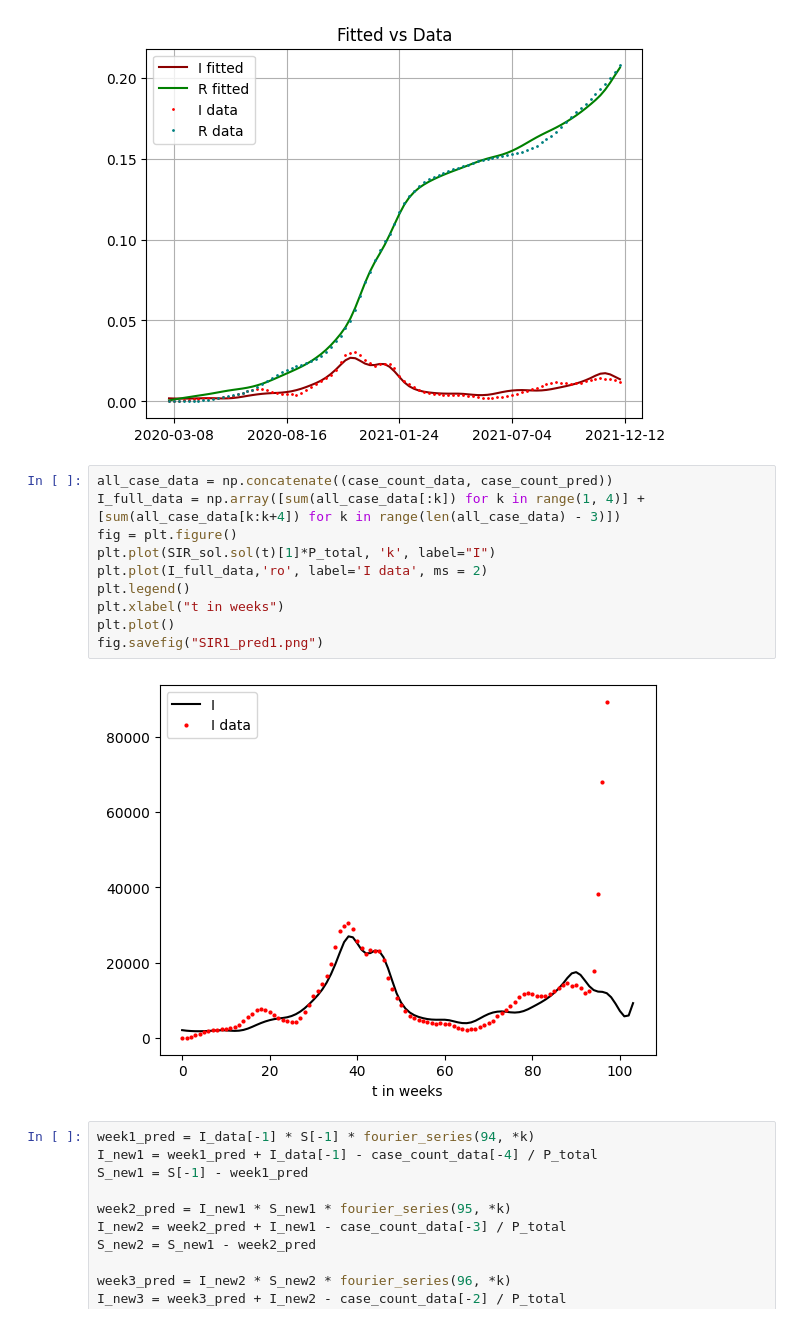
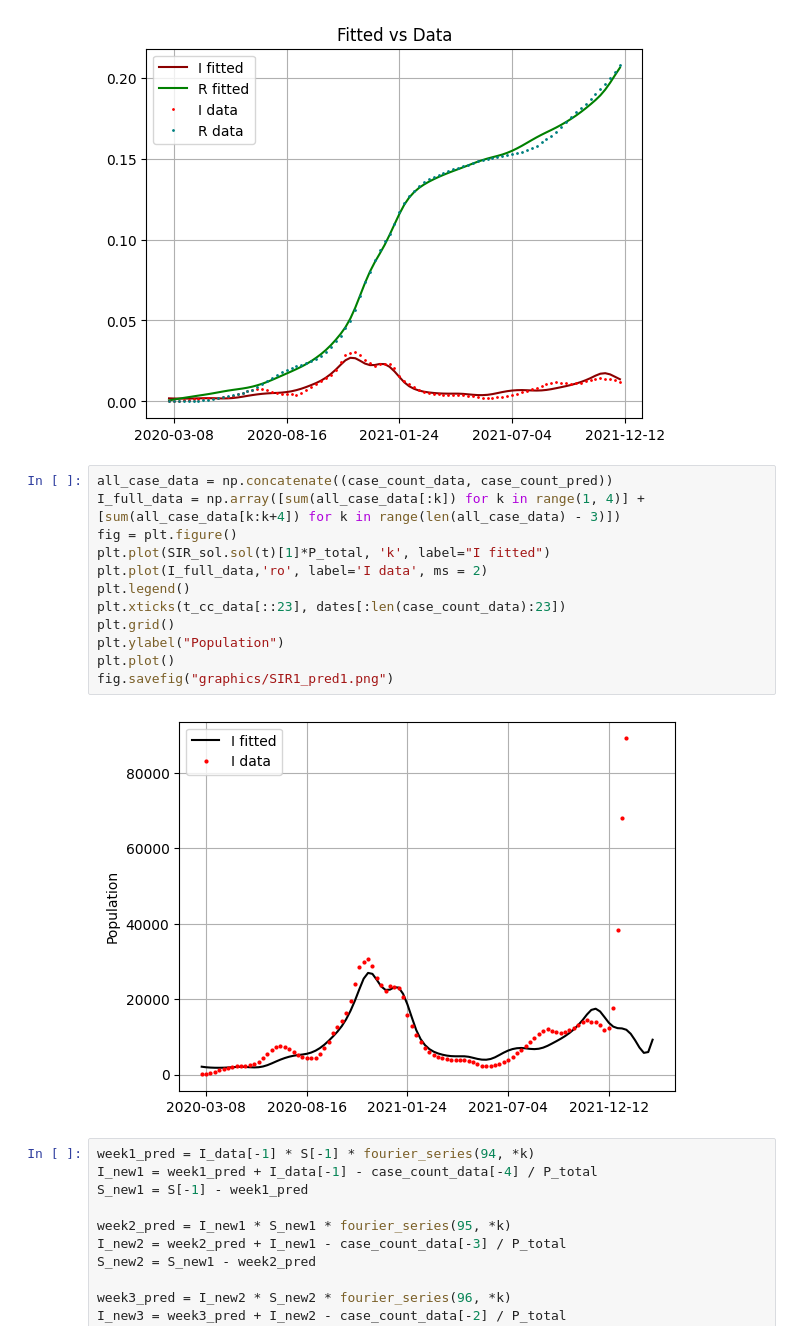
Before and after one commit to seon9cho/COVID-DataAssimilation, a Jupyter notebook: SIR_COVID1.ipynb, the cells around one changed output. Cells and saved outputs as stored; diff of their text form.

Commit message:
added SIR preds

```diff
--- a/SIR_COVID1.ipynb
+++ b/SIR_COVID1.ipynb
@@ -433,15 +433,17 @@ fig.savefig("graphics/fit_vs_data.png")
 # %%
 all_case_data = np.concatenate((case_count_data, case_count_pred))
 I_full_data = np.array([sum(all_case_data[:k]) for k in range(1, 4)] + [sum(all_case_data[k:k+4]) for k in range(len(all_case_data) - 3)])
 fig = plt.figure()
-plt.plot(SIR_sol.sol(t)[1]*P_total, 'k', label="I")
+plt.plot(SIR_sol.sol(t)[1]*P_total, 'k', label="I fitted")
 plt.plot(I_full_data,'ro', label='I data', ms = 2)
 plt.legend()
-plt.xlabel("t in weeks")
+plt.xticks(t_cc_data[::23], dates[:len(case_count_data):23])
+plt.grid()
+plt.ylabel("Population")
 plt.plot()
-fig.savefig("SIR1_pred1.png")
+fig.savefig("graphics/SIR1_pred1.png")
 # %% [output]
-[figure, old version]
+[figure, new version]
 # %%
 week1_pred = I_data[-1] * S[-1] * fourier_series(94, *k)
 I_new1 = week1_pred + I_data[-1] - case_count_data[-4] / P_total
```
Also changed, not shown: 5 other files.
